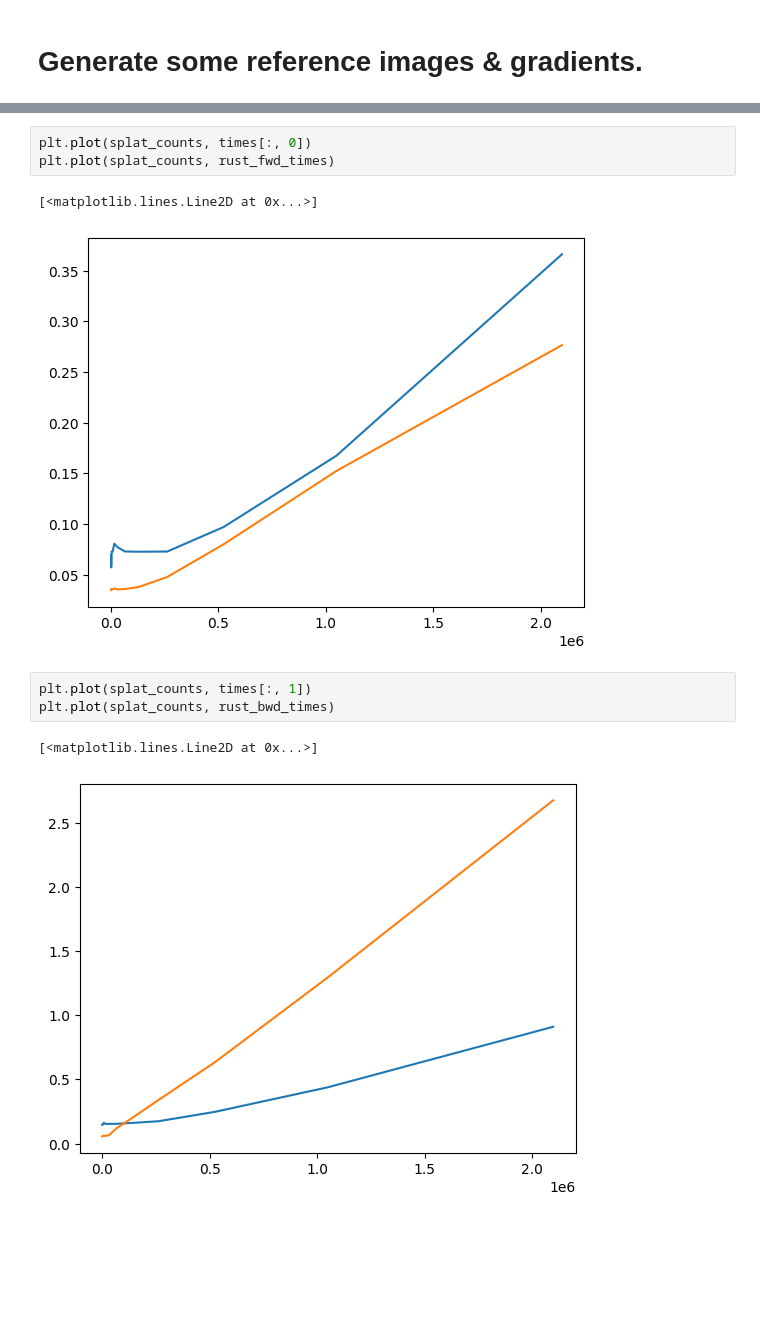
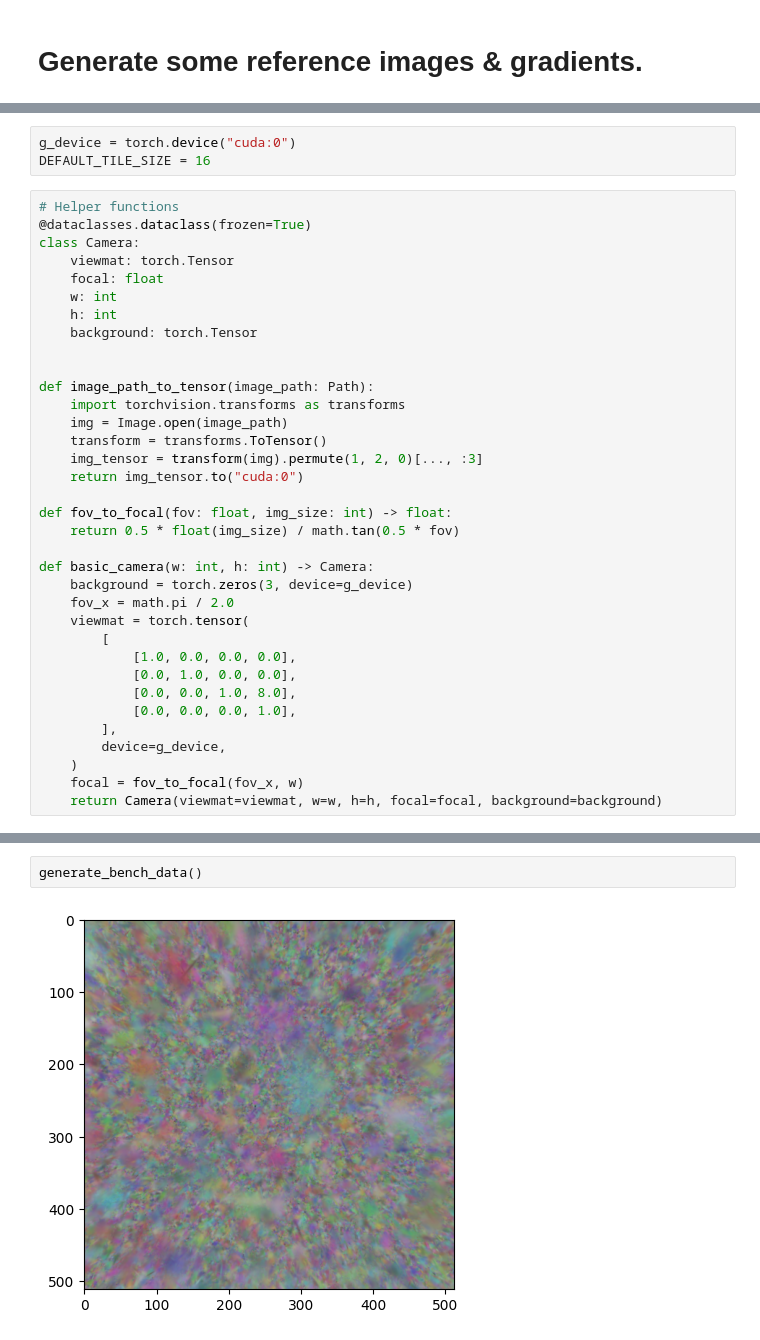
Before and after one commit to wartron/brush, a Jupyter notebook: crates/brush-render/test_cases/NerfStudioRefGen.ipynb, the cells around one changed output, grey strips where cells are left out. Saved outputs shown, nothing was run; the diff lists cells and outputs as text; blank space fills up the shorter version.

```diff
--- a/crates/brush-render/test_cases/NerfStudioRefGen.ipynb
+++ b/crates/brush-render/test_cases/NerfStudioRefGen.ipynb
@@ -36,2 +28,40 @@ def fov_to_focal(fov: float, img_size: int) -> float:
+# %%
+g_device = torch.device("cuda:0")
+DEFAULT_TILE_SIZE = 16
+# %%
+# Helper functions
+@dataclasses.dataclass(frozen=True)
+class Camera:
+    viewmat: torch.Tensor
+    focal: float
+    w: int
+    h: int
+    background: torch.Tensor
+
+
+def image_path_to_tensor(image_path: Path):
+    import torchvision.transforms as transforms
+    img = Image.open(image_path)
+    transform = transforms.ToTensor()
+    img_tensor = transform(img).permute(1, 2, 0)[..., :3]
+    return img_tensor.to("cuda:0")
+
+def fov_to_focal(fov: float, img_size: int) -> float:
+    return 0.5 * float(img_size) / math.tan(0.5 * fov)
+
+def basic_camera(w: int, h: int) -> Camera:
+    background = torch.zeros(3, device=g_device)
+    fov_x = math.pi / 2.0
+    viewmat = torch.tensor(
+        [
+            [1.0, 0.0, 0.0, 0.0],
+            [0.0, 1.0, 0.0, 0.0],
+            [0.0, 0.0, 1.0, 8.0],
+            [0.0, 0.0, 0.0, 1.0],
+        ],
+        device=g_device,
+    )
+    focal = fov_to_focal(fov_x, w)
+    return Camera(viewmat=viewmat, w=w, h=h, focal=focal, background=background)
 # %%
 crab_img = image_path_to_tensor("./crab.png")
@@ -450,12 +323,4 @@ rust_bwd_times = np.array([
-# %%
-plt.plot(splat_counts, times[:, 0])
-plt.plot(splat_counts, rust_fwd_times)
-# %% [output]
-[<matplotlib.lines.Line2D at 0x...>]
-[figure, removed]
-# %%
-plt.plot(splat_counts, times[:, 1])
-plt.plot(splat_counts, rust_bwd_times)
-# %% [output]
-[<matplotlib.lines.Line2D at 0x...>]
-[figure, removed]
+# %%
+generate_bench_data()
+# %% [output]
+[figure, added]
```
Also changed, not shown: parts of 15 cells of this notebook, 1 other file.
